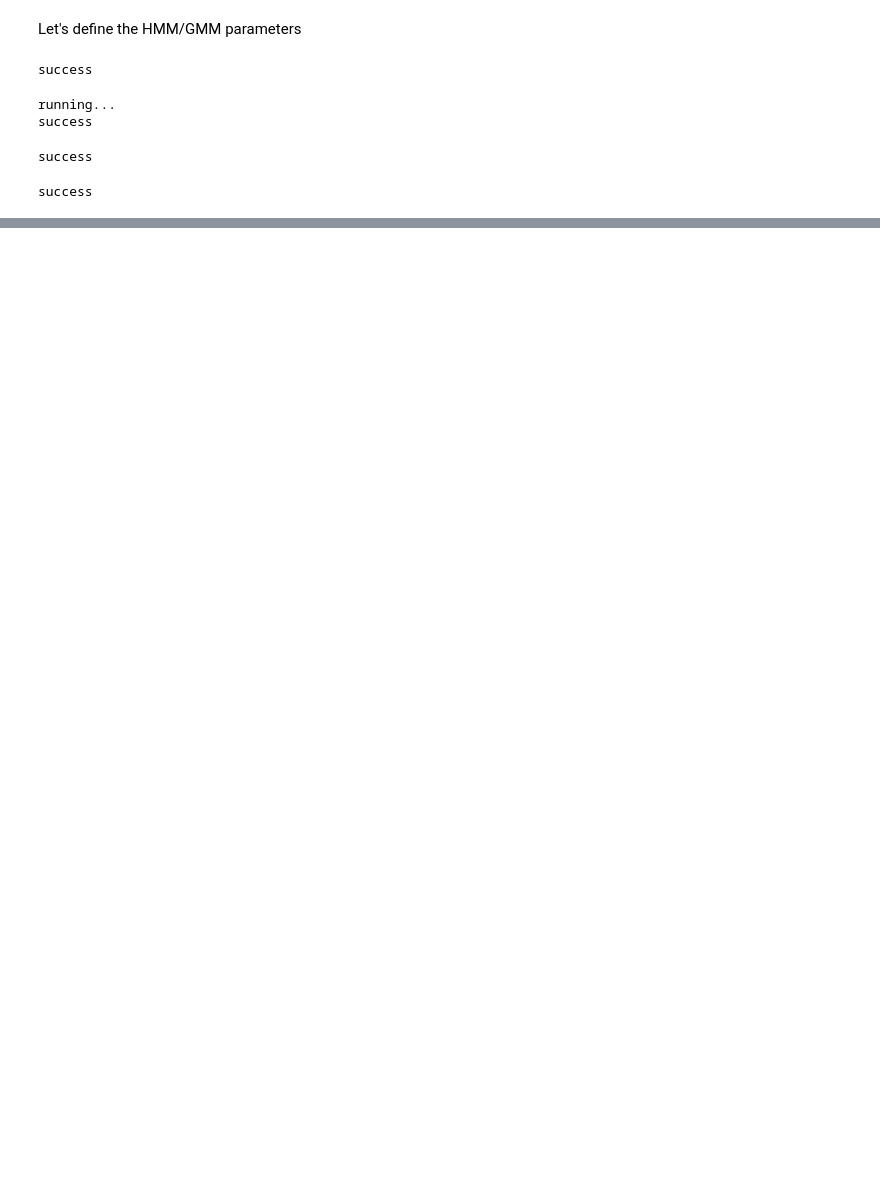
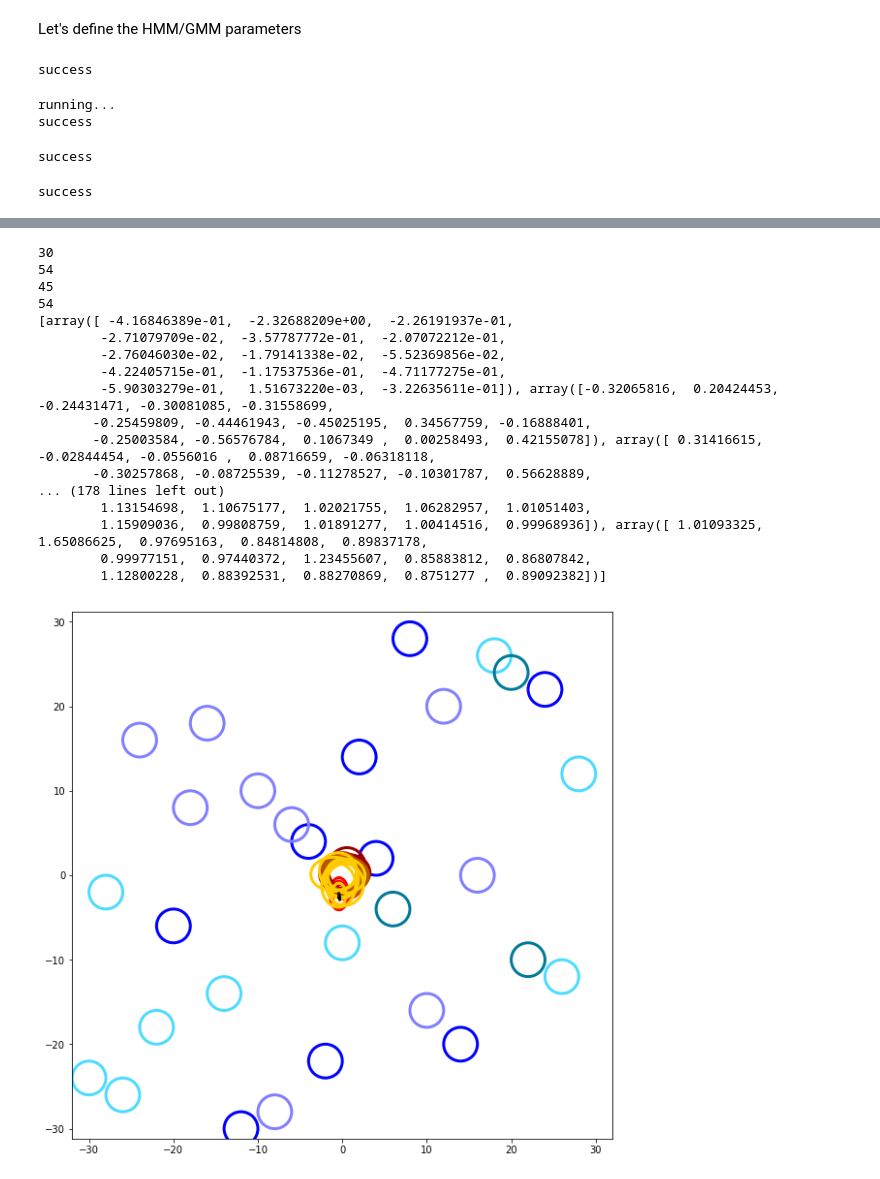
Before and after one commit to esteng/ULD, a Jupyter notebook: code/test_example/minimal.ipynb, the cells around one changed output, grey strips where cells are left out. Cells and saved outputs as stored; diff of their text form; code cells hidden in the pictures; blank space fills up the shorter version.

```diff
--- a/code/test_example/minimal.ipynb
+++ b/code/test_example/minimal.ipynb
@@ -905,8 +912,10 @@ def plot_gauss_2d(mean, cov, xlim=(-2.0, 2.0), ylim=(-2.0, 2.0), color='k'):
 
 plt.figure(figsize=(10, 10))
 plt.axis('equal')
-xlim = (-32, 32)
-ylim = (-32, 32)
+axes = plt.gca()
+axes.set_xlim([-32,32])
+axes.set_ylim([-32,32])
+
 # plot_gauss_2d(mean=[0,1], cov=[[1,0.5],[0.5,1]])
 # plot_gauss_2d(mean=[1,0], cov=[[1,-0.5],[-0.5,1]])
 
@@ -919,30 +928,49 @@ def list_repeat(given_list, repeat_factor):
     return return_list
 
 
 colors_given_list = ['#0000ff', '#8080ff', '#4ddbff', '#007a99', '#00cc00', '#008000']
 colors_learned_list = ['#ff0000', '#990000', '#ff9933', '#b35900', '#ffcc00', '#ff6633']
 
 
 colors_given = list_repeat(colors_given_list, n_states*n_comp_per_state)
 colors_learned = list_repeat(colors_learned_list, n_states*n_comp_per_state)
 
 
 print(len(component_parameters_flat))
 print(len(colors_given))
 print(len(learned_means))
 print(len(colors_learned))
 
 print(learned_means)
 print(learned_vars)
 
 
 
 # Plot gaussians used to generate data
 _ = [ plot_gauss_2d(mean=comp[0], cov=comp[1], xlim=xlim, ylim=ylim, color=color) for comp, color in zip(component_parameters_flat, colors_given)]
 
 # Plot gaussians learned from data
 _ = [ plot_gauss_2d(mean=mean, cov=[[var[0],0],[0,var[1]]], xlim=xlim, ylim=ylim, color=color) for mean, var, color in zip(learned_means, learned_vars, colors_learned)]
 
 # Plot data
 for mfccs in all_data:
     plt.plot(mfccs[:,0], mfccs[:,1], color='#00000033', marker='o',  linestyle='none', markersize=2)
+# %% [output]
+30
+54
+45
+54
+[array([ -4.16846389e-01,  -2.32688209e+00,  -2.26191937e-01,
+        -2.71079709e-02,  -3.57787772e-01,  -2.07072212e-01,
+        -2.76046030e-02,  -1.79141338e-02,  -5.52369856e-02,
+        -4.22405715e-01,  -1.17537536e-01,  -4.71177275e-01,
+        -5.90303279e-01,   1.51673220e-03,  -3.22635611e-01]), array([-0.32065816,  0.20424453, -0.24431471, -0.30081085, -0.31558699,
+       -0.25459809, -0.44461943, -0.45025195,  0.34567759, -0.16888401,
+       -0.25003584, -0.56576784,  0.1067349 ,  0.00258493,  0.42155078]), array([ 0.31416615, -0.02844454, -0.0556016 ,  0.08716659, -0.06318118,
+       -0.30257868, -0.08725539, -0.11278527, -0.10301787,  0.56628889,
+... (178 lines left out)
+        1.13154698,  1.10675177,  1.02021755,  1.06282957,  1.01051403,
+        1.15909036,  0.99808759,  1.01891277,  1.00414516,  0.99968936]), array([ 1.01093325,  1.65086625,  0.97695163,  0.84814808,  0.89837178,
+        0.99977151,  0.97440372,  1.23455607,  0.85883812,  0.86807842,
+        1.12800228,  0.88392531,  0.88270869,  0.8751277 ,  0.89092382])]
+[figure, added]
```
Also changed, not shown: parts of 5 cells of this notebook, 15 other files.
